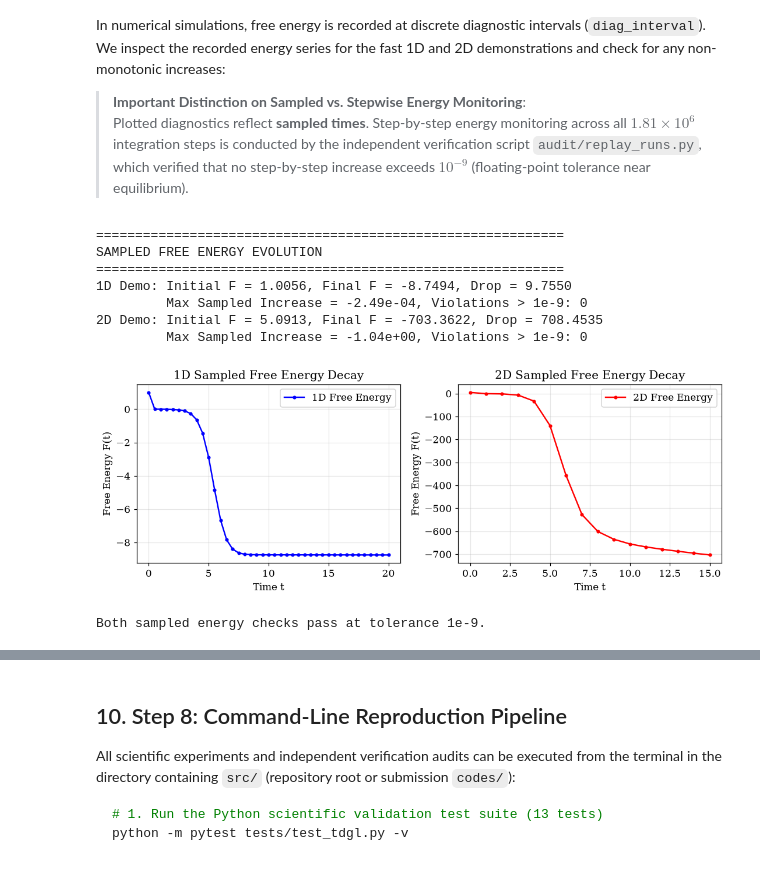
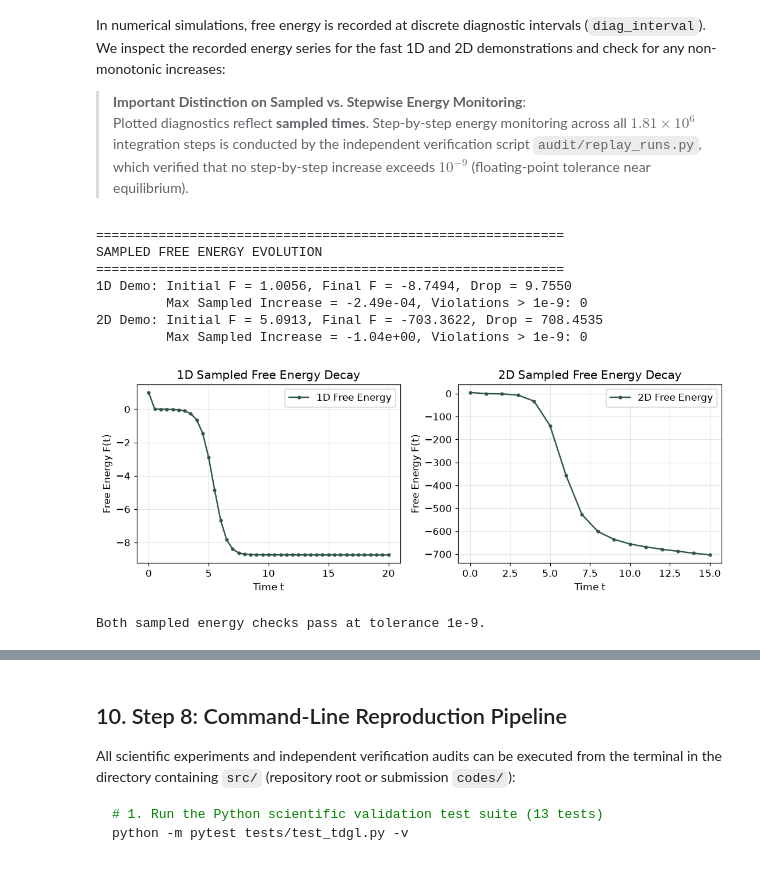
Before and after one commit to ChandranilDas/IDC_P20, a Jupyter notebook: notebooks/P20_Simulations.ipynb, the cells around one changed output, grey strips where cells are left out. Cells and saved outputs as stored; diff of their text form; code cells hidden in the pictures.

```diff
--- a/notebooks/P20_Simulations.ipynb
+++ b/notebooks/P20_Simulations.ipynb
@@ -108,9 +108,11 @@ from src.tdgl_2d import simulate_2d
 from src.initial_conditions import make_random_ic_1d, make_random_ic_2d, make_kink_1d
 from src.validation import validate_fixed_points, validate_kink_convergence, check_free_energy_monotonicity
 
+from src.plot_style import FIELD, ENERGY, MEAN, MOMENT, RMS, MAX_ERROR, RAW, HARDENED, REFERENCE, FIELD_CMAP, time_color
+
 # Plot styling configuration
 plt.rcParams.update({
-    "font.family": "serif",
+    "font.family": "DejaVu Sans",
     "font.size": 11,
     "axes.grid": True,
     "grid.alpha": 0.3,
@@ -362,36 +364,36 @@ print("=" * 60)
 print("SAMPLED FREE ENERGY EVOLUTION")
 print("=" * 60)
 print(f"1D Demo: Initial F = {fe_1d[0]:.4f}, Final F = {fe_1d[-1]:.4f}, Drop = {mono_1d['total_drop']:.4f}")
 print(f"         Max Sampled Increase = {mono_1d['max_increase']:.2e}, Violations > 1e-9: {mono_1d['num_violations']}")
 print(f"2D Demo: Initial F = {fe_2d[0]:.4f}, Final F = {fe_2d[-1]:.4f}, Drop = {mono_2d['total_drop']:.4f}")
 print(f"         Max Sampled Increase = {mono_2d['max_increase']:.2e}, Violations > 1e-9: {mono_2d['num_violations']}")
 
 fig, (ax1, ax2) = plt.subplots(1, 2, figsize=(10, 3.8))
-ax1.plot(res_1d["diag_times"], fe_1d, "b.-", label="1D Free Energy")
+ax1.plot(res_1d["diag_times"], fe_1d, ".-", color=ENERGY, label="1D Free Energy")
 ax1.set_xlabel("Time t")
 ax1.set_ylabel("Free Energy F(t)")
 ax1.set_title("1D Sampled Free Energy Decay")
 ax1.legend()
 
-ax2.plot(res_2d["diag_times"], fe_2d, "r.-", label="2D Free Energy")
+ax2.plot(res_2d["diag_times"], fe_2d, ".-", color=ENERGY, label="2D Free Energy")
 ax2.set_xlabel("Time t")
 ax2.set_ylabel("Free Energy F(t)")
 ax2.set_title("2D Sampled Free Energy Decay")
 ax2.legend()
 
 plt.tight_layout()
 plt.show()
 assert mono_1d["monotonic"] and mono_2d["monotonic"], "Sampled energy increased above tolerance"
 print("Both sampled energy checks pass at tolerance 1e-9.")
 # %% [output]
 ============================================================
 SAMPLED FREE ENERGY EVOLUTION
 ============================================================
 1D Demo: Initial F = 1.0056, Final F = -8.7494, Drop = 9.7550
          Max Sampled Increase = -2.49e-04, Violations > 1e-9: 0
 2D Demo: Initial F = 5.0913, Final F = -703.3622, Drop = 708.4535
          Max Sampled Increase = -1.04e+00, Violations > 1e-9: 0
-[figure, old version]
+[figure, new version]
 Both sampled energy checks pass at tolerance 1e-9.
 # %% [markdown]
 ## 8. Step 6: Loading & Plotting Archived Full Project Runs
```
Also changed, not shown: parts of 14 cells of this notebook, 58 other files.
